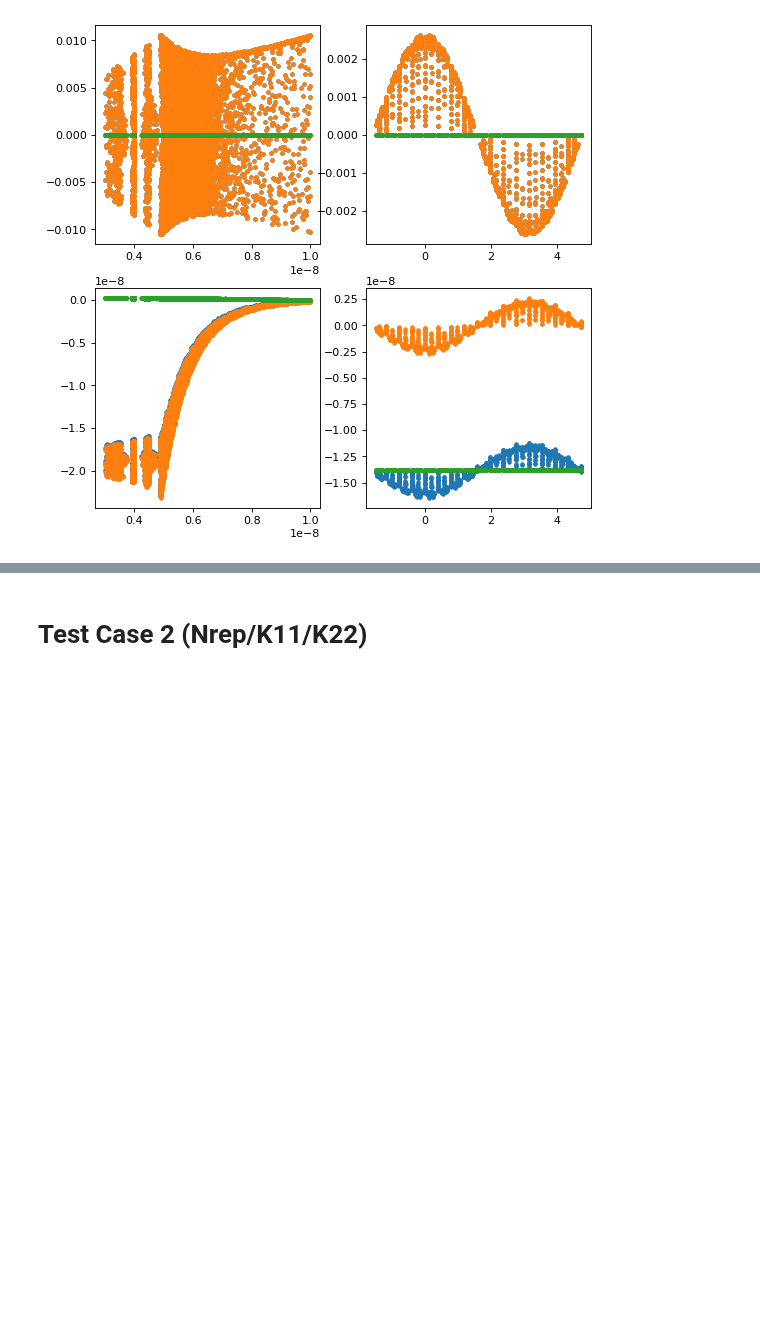
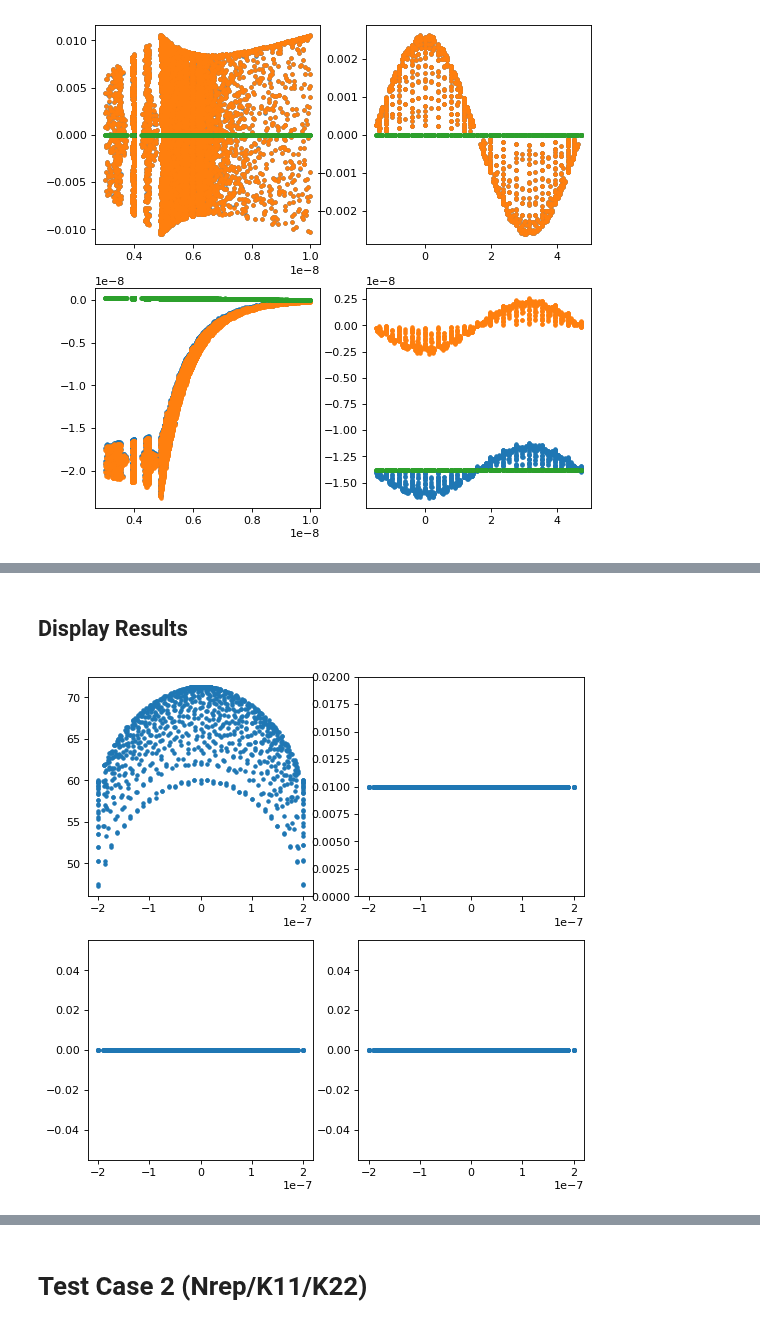
Before and after one commit to yuccadrew/sip, a Jupyter notebook: test_sphere_s61.ipynb, the cells around one changed output, grey strips where cells are left out. Cells and saved outputs as stored; diff of their text form; code cells hidden in the pictures; blank space fills up the shorter version.

Commit message:
Tested whole space solution for a point source

```diff
--- a/test_sphere_s61.ipynb
+++ b/test_sphere_s61.ipynb
@@ -26,18 +26,6 @@
 
 #Unsolved
 #distance scaling factor does not work for coupled problem
-# %%
-#https://github.com/nipy/mindboggle/blob/master/mindboggle/shapes/laplace_beltrami.py
-import numpy as np
-from shapes.laplace_beltrami import computeAB
-points = [[0,0,0], [1,0,0], [0,0,1], [0,1,1],
-          [1,0,1], [0,1,0], [1,1,1], [1,1,0]]
-points = np.array(points)
-faces = [[0,2,4], [0,1,4], [2,3,4], [3,4,5], [3,5,6], [0,1,7]]
-faces = np.array(faces)
-A, B = computeAB(points, faces)
-# print(np.array_str(A.toarray(), precision=5, suppress_small=True))
-# print(np.array_str(A.toarray(), precision=5, suppress_small=True))
 # %%
 #https://gist.github.com/venuktan/8910385
 import numpy as N
@@ -1644,0 +1989,20 @@ Time elapsed  0.008812904357910156 sec
+# %% [markdown]
+## Display Results
+# %%
+%matplotlib inline
+import matplotlib.pyplot as plt
+
+nrep=1
+
+fig,ax=plt.subplots(2,2,figsize=(8,8),dpi=80)
+axs=ax.flatten()
+axs[0].plot(nodes[nind_stern,0],np.real(unod[nind_stern,nrep-1]),'.')
+axs[1].plot(nodes[nind_stern,0],np.real(unod[nind_stern,nrep*2-1]),'.')
+axs[1].set_ylim([0,0.02])
+
+axs[2].plot(nodes[nind_stern,0],np.imag(unod[nind_stern,nrep-1]),'.')
+axs[3].plot(nodes[nind_stern,0],np.imag(unod[nind_stern,nrep*2-1]),'.')
+
+plt.show()
+# %% [output]
+[figure, added]
```
Also changed, not shown: parts of 35 cells of this notebook.
